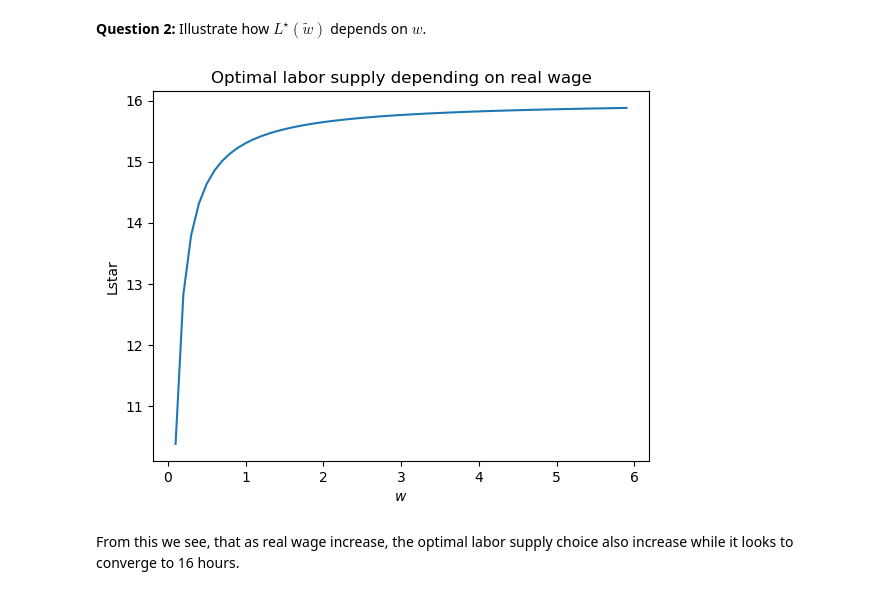
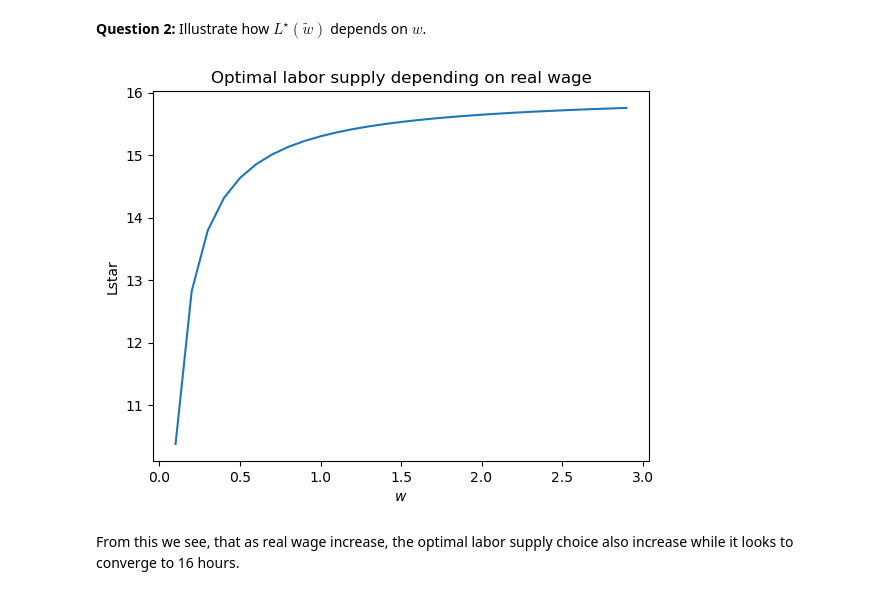
Before and after one commit to NumEconCopenhagen/projects-2023-tgr401, a Jupyter notebook: examproject/Exam-2023-notebook.ipynb, the cells around one changed output. Cells and saved outputs as stored; diff of their text form; code cells hidden in the pictures.

```diff
--- a/examproject/Exam-2023-notebook.ipynb
+++ b/examproject/Exam-2023-notebook.ipynb
@@ -105,21 +105,21 @@ We can see, that the results for optimal L from the numerical solutions, are in
 # %%
 # create empty list to store Lstar values
 Lstar_values = []
-w_values = np.arange(0,6,0.1)
+w_values = np.arange(0,3,0.1)
 
 # run loop to add values to list for the plot
 for w in w_values:
-    add = Lstar(w)
-    Lstar_values.append(add)
+    value = Lstar(w)
+    Lstar_values.append(value)
 
 plt.figure()
 plt.title("Optimal labor supply depending on real wage")
 plt.ylabel("Lstar")
 plt.xlabel("$w$")
 plt.plot(w_values, Lstar_values)
 plt.show()
 # %% [output]
-[figure, old version]
+[figure, new version]
 # %% [markdown]
 From this we see, that as real wage increase, the optimal labor supply choice also increase while it looks to converge to 16 hours.
 # %% [markdown]
```
Also changed, not shown: parts of 10 cells of this notebook.
